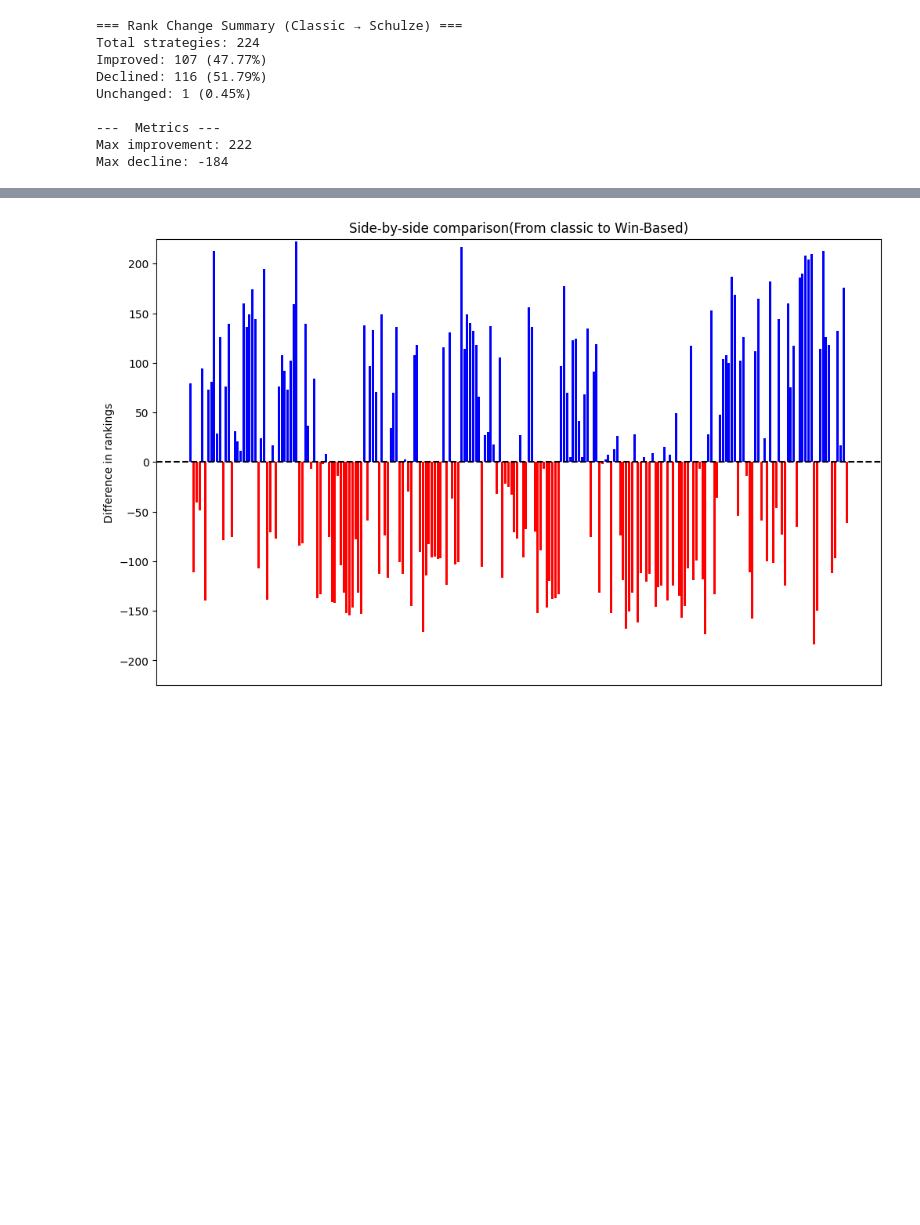
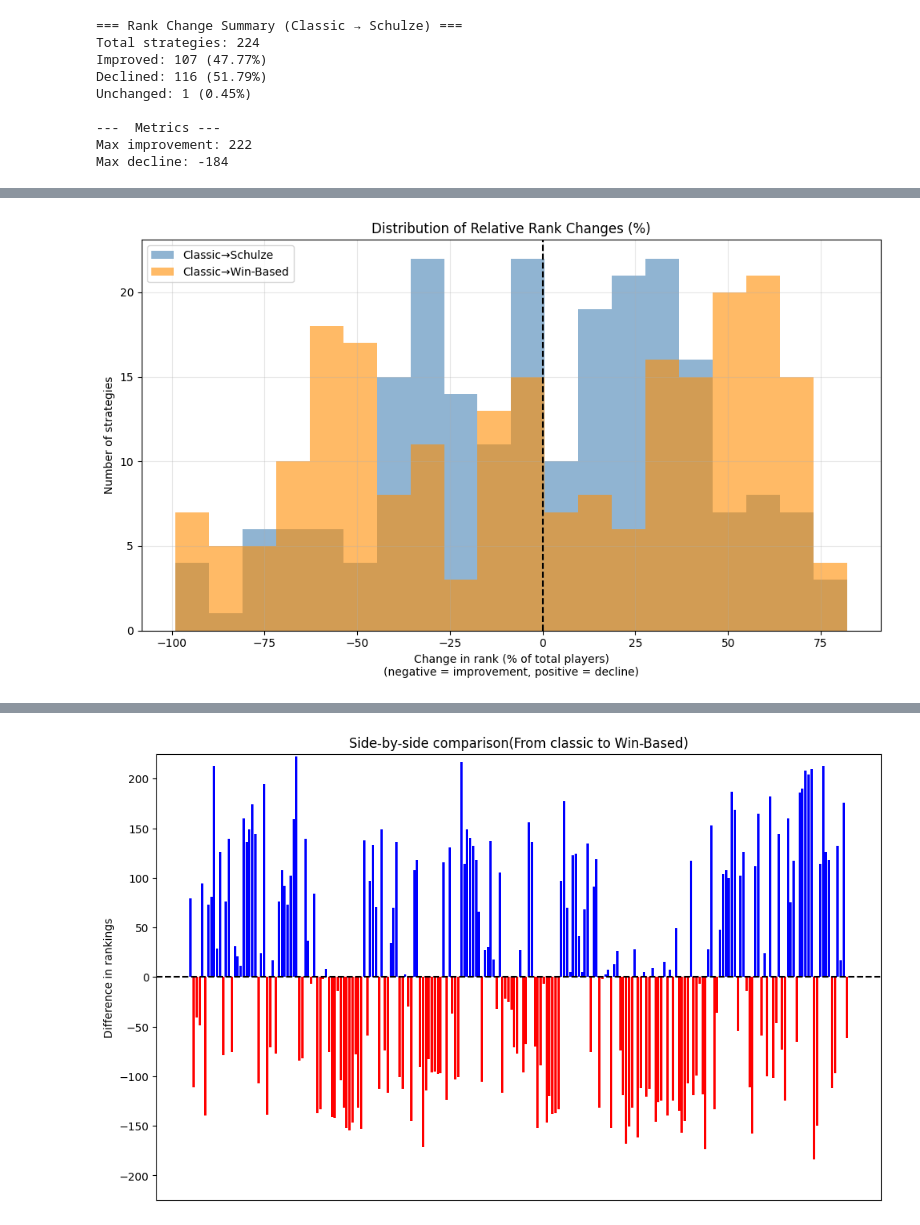
Before and after one commit to kiriz23/TournamentRemix, a Jupyter notebook: Schulze.ipynb, the cells around one changed output, grey strips where cells are left out. Saved outputs shown, nothing was run; the diff lists cells and outputs as text; code cells hidden in the pictures; blank space fills up the shorter version.

```diff
--- a/Schulze.ipynb
+++ b/Schulze.ipynb
@@ -918,0 +985,29 @@ Max decline: -184
+# %%
+num_players = len(classic_ranking)
+df = pd.DataFrame({
+    "Player": [p.name for p in players],
+    "Classic_Rank": [classic_ranking.index(i) + 1 for i in range(num_players)],
+    "Schulze_Rank": [schulze_ranking.index(i) + 1 for i in range(num_players)],
+    "Win_Rank": [win_based_ranking.index(i) + 1 for i in range(num_players)]
+})
+
+# Calculate absolute and relative changes
+df["Δ_Classic→Schulze"] = df["Schulze_Rank"] - df["Classic_Rank"]
+df["Δ_Classic→Win"] = df["Win_Rank"] - df["Classic_Rank"]
+df["%_Change_Schulze"] = df["Δ_Classic→Schulze"] / num_players * 100
+df["%_Change_Win"] = df["Δ_Classic→Win"] / num_players * 100
+
+# ---- HISTOGRAM ----
+plt.figure(figsize=(10, 6))
+plt.hist(df["%_Change_Schulze"], bins=20, alpha=0.6, label="Classic→Schulze", color='steelblue')
+plt.hist(df["%_Change_Win"], bins=20, alpha=0.6, label="Classic→Win-Based", color='darkorange')
+plt.axvline(0, color='black', linestyle='--')
+plt.title("Distribution of Relative Rank Changes (%)")
+plt.xlabel("Change in rank (% of total players)\n(negative = improvement, positive = decline)")
+plt.ylabel("Number of strategies")
+plt.legend()
+plt.grid(alpha=0.3)
+plt.tight_layout()
+plt.show()
+# %% [output]
+[figure, added]
```
Also changed, not shown: parts of 12 cells of this notebook, 10 other files.
